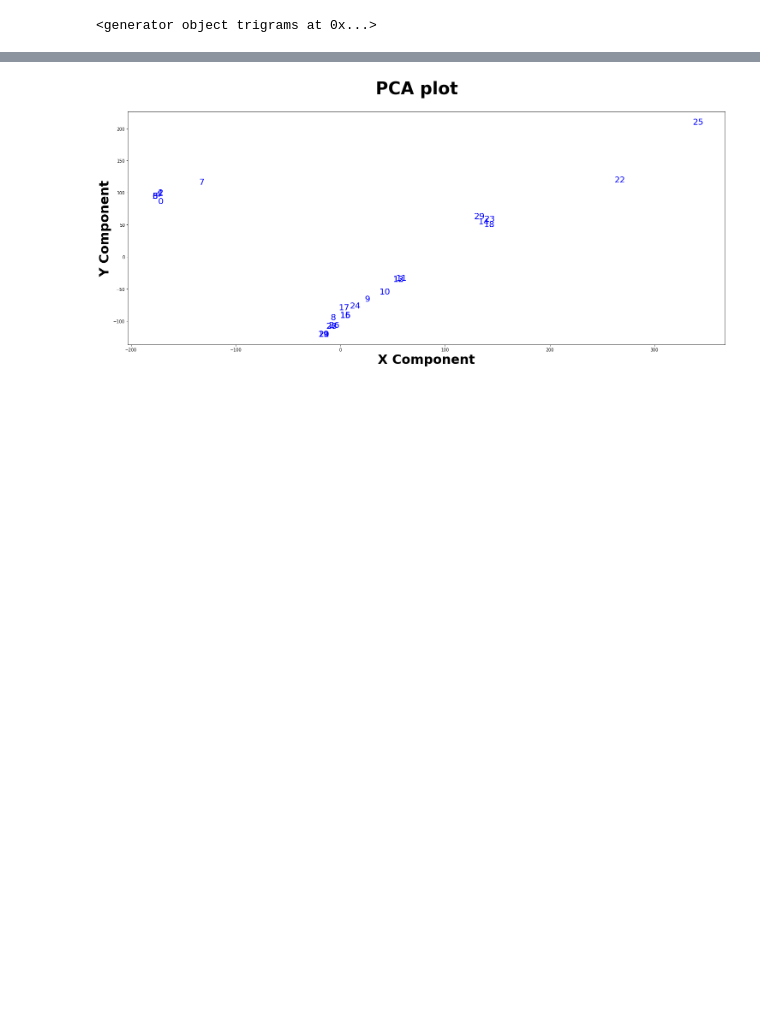
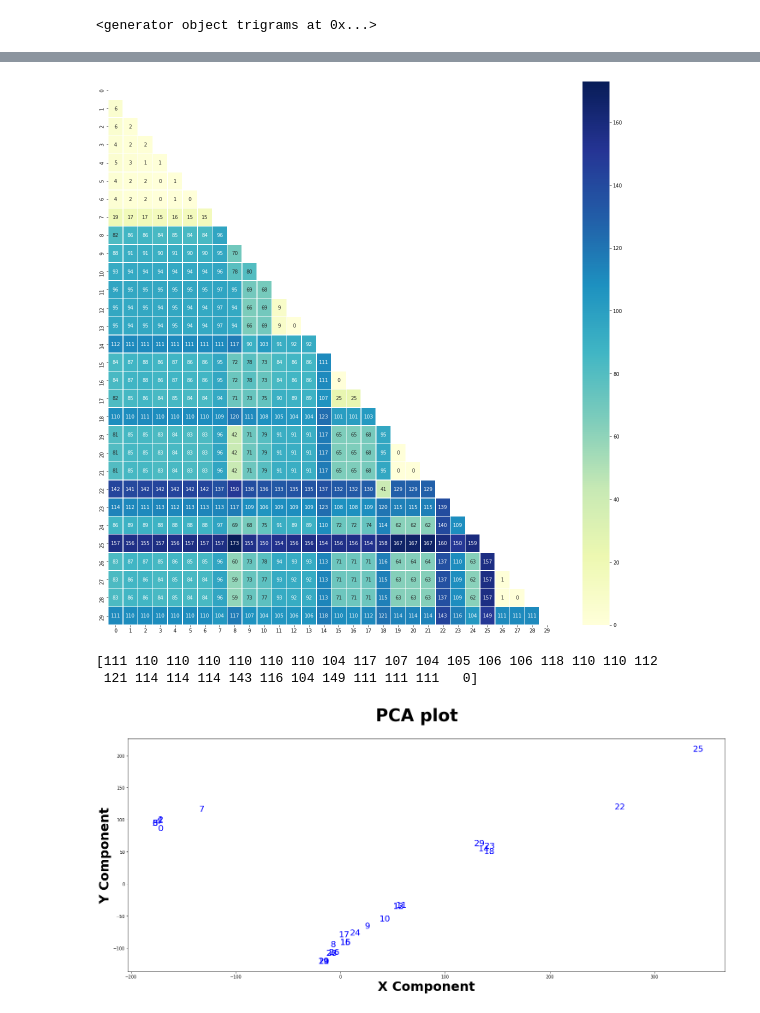
Before and after one commit to Nikoletos-K/WinnER, a Jupyter notebook: ToyDatasetJupyter.ipynb, the cells around one changed output, grey strips where cells are left out. Drawn from its saved outputs; the diff is of its cells as text; code cells hidden in the pictures; blank space fills up the shorter version.

```diff
--- a/ToyDatasetJupyter.ipynb
+++ b/ToyDatasetJupyter.ipynb
@@ -883,3 +913,17 @@ for i in range(0,len(data),1):
+# %%
+fif,ax = plt.subplots(1,figsize=(20,20))
+corr = np.corrcoef(ed_matrix)
+mask = np.zeros_like(corr)
+mask[np.triu_indices_from(mask)] = True
+ax = sns.heatmap(ed_matrix, linewidth=0.5,annot=True,cmap="YlGnBu",mask=mask,fmt='d',ax=ax)
+plt.show()
+# %% [output]
+[figure, added]
+# %%
+print(ed_matrix[29])
+# %% [output]
+[111 110 110 110 110 110 110 104 117 107 104 105 106 106 118 110 110 112
+ 121 114 114 114 143 116 104 149 111 111 111   0]
 # %%
 from sklearn.decomposition import PCA
 from numpy.linalg import svd
```
Also changed, not shown: parts of 5 cells of this notebook.
